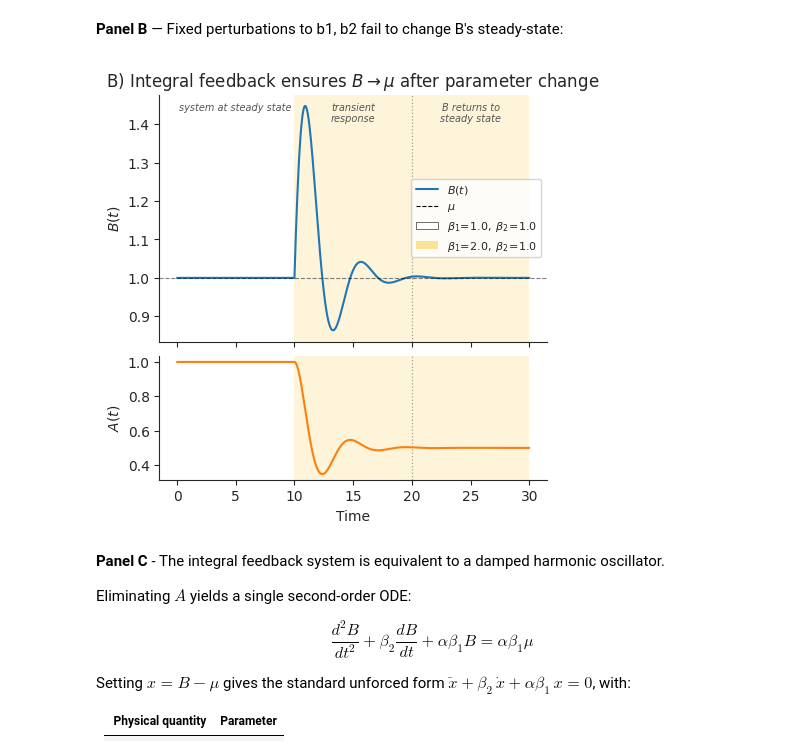
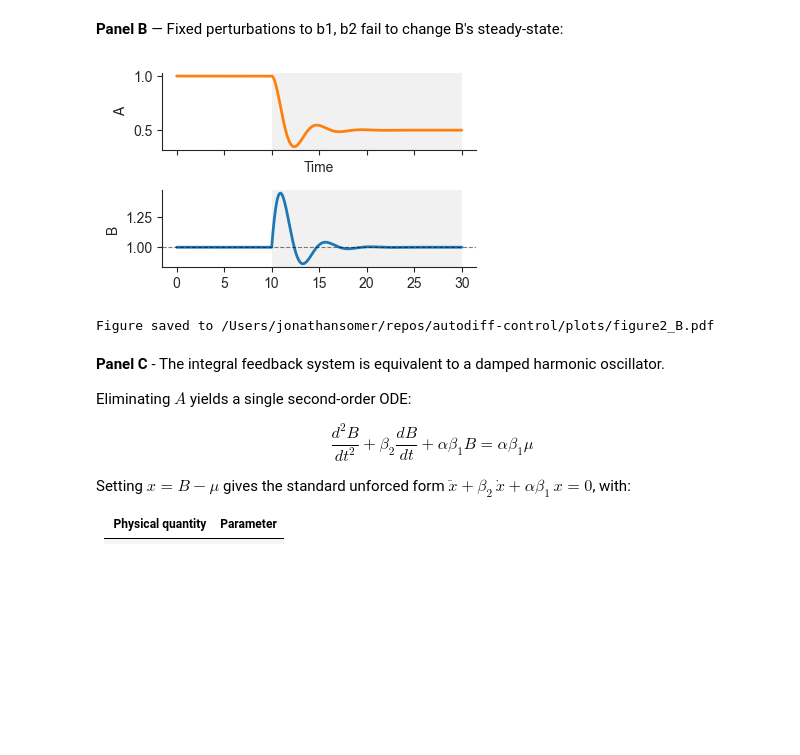
Before and after one commit to Liamir/autodiff-control, a Jupyter notebook: notebooks/figure2.ipynb, the cells around one changed output. Cells and saved outputs as stored; diff of their text form; code cells hidden in the pictures; blank space fills up the shorter version.

Commit message:
[JONATHAN] - figures presented at uris

```diff
--- a/notebooks/figure2.ipynb
+++ b/notebooks/figure2.ipynb
@@ -228,47 +240,60 @@ data_B['A'] = np.concatenate([sol1.sol(t1)[0], sol2.sol(t2[1:])[0]])
 # %%
 # Panel B: standalone plot — B(t) on top, A(t) below
 t_settled = 20.0
 
-fig, (ax_B, ax_A) = plt.subplots(2, 1, figsize=(5, 5), sharex=True,
-                                   gridspec_kw={'height_ratios': [2, 1], 'hspace': 0.08})
+lw = 2
 
-for ax in (ax_B, ax_A):
-    ax.axvspan(data_B['t_switch'], data_B['t'].max(), color='#fcba03', alpha=0.15, lw=0)
-    ax.axvline(t_settled, color='gray', ls=':', lw=0.9, alpha=0.7)
+fig, axs = plt.subplots(2, 1, figsize=(4, 2.5), sharex=True,)
+
+(ax_B, ax_A) = axs
+
+
+
+
+# trans = ax_B.get_xaxis_transform()
+# kw = dict(ha='center', va='top', fontsize=7, color='#555555',
+#           fontstyle='italic', transform=trans)
+# ax_B.text(data_B['t_switch'] / 2,               0.97, 'system at steady state',          **kw)
+# ax_B.text((data_B['t_switch'] + t_settled) / 2, 0.97, 'transient\nresponse',   **kw)
+# ax_B.text((t_settled + data_B['t'].max()) / 2,  0.97, 'B returns to\nsteady state', **kw)
+# ax_B.legend(handles=[
+#     plt.Line2D([0],[0], color='C0', lw=1.5, label='$B(t)$'),
+#     plt.Line2D([0],[0], color='black', ls='--', lw=0.8, label=r'$\mu$'),
+#     mpatches.Patch(facecolor='white', edgecolor='black', linewidth=0.4,
+#                    label=rf'$\beta_1\!=\!{PANEL_B["beta1_base"]},\;\beta_2\!=\!{PANEL_B["beta2_base"]}$'),
+#     mpatches.Patch(facecolor='#fcba03', edgecolor='none', alpha=0.4,
+#                    label=rf'$\beta_1\!=\!{PANEL_B["beta1_pert"]},\;\beta_2\!=\!{PANEL_B["beta2_pert"]}$'),
+# ], fontsize=8, loc='center right')
+# clean_ax(ax_B)
+# plt.setp(ax_B.get_xticklabels(), visible=False)
+
+# A(t) — no phase labels
+ax = axs[0]
+ax.plot(data_B['t'], data_B['A'], lw=lw, color='C1')
+ax.set_ylabel('A')
+ax.set_xlabel('Time')
 
 # B(t) — with phase labels
-ax_B.plot(data_B['t'], data_B['B'], lw=1.5, color='C0')
-ax_B.axhline(mu, color='black', ls='--', lw=0.8, alpha=0.5)
-ax_B.set_ylabel('$B(t)$')
-ax_B.set_title(r'B) Integral feedback ensures $B \to \mu$ after parameter change')
-trans = ax_B.get_xaxis_transform()
-kw = dict(ha='center', va='top', fontsize=7, color='#555555',
-          fontstyle='italic', transform=trans)
-ax_B.text(data_B['t_switch'] / 2,               0.97, 'system at steady state',          **kw)
-ax_B.text((data_B['t_switch'] + t_settled) / 2, 0.97, 'transient\nresponse',   **kw)
-ax_B.text((t_settled + data_B['t'].max()) / 2,  0.97, 'B returns to\nsteady state', **kw)
-ax_B.legend(handles=[
-    plt.Line2D([0],[0], color='C0', lw=1.5, label='$B(t)$'),
-    plt.Line2D([0],[0], color='black', ls='--', lw=0.8, label=r'$\mu$'),
-    mpatches.Patch(facecolor='white', edgecolor='black', linewidth=0.4,
-                   label=rf'$\beta_1\!=\!{PANEL_B["beta1_base"]},\;\beta_2\!=\!{PANEL_B["beta2_base"]}$'),
-    mpatches.Patch(facecolor='#fcba03', edgecolor='none', alpha=0.4,
-                   label=rf'$\beta_1\!=\!{PANEL_B["beta1_pert"]},\;\beta_2\!=\!{PANEL_B["beta2_pert"]}$'),
-], fontsize=8, loc='center right')
-clean_ax(ax_B)
-plt.setp(ax_B.get_xticklabels(), visible=False)
+ax = axs[1]
+ax.plot(data_B['t'], data_B['B'], lw=lw, color='C0')
+ax.axhline(mu, color='black', ls='--', lw=0.8, alpha=0.5)
+ax.set_ylabel('B')
+# ax.set_title(r'B) Integral feedback ensures $B \to \mu$ after parameter change')
 
-# A(t) — no phase labels
-ax_A.plot(data_B['t'], data_B['A'], lw=1.5, color='C1')
-ax_A.set_ylabel('$A(t)$')
-ax_A.set_xlabel('Time')
-clean_ax(ax_A)
+
+
+for ax in axs:
+    ax.axvspan(data_B['t_switch'], data_B['t'].max(), color='lightgray', alpha=0.3, lw=0)
+    sns.despine(ax=ax)
+
 
 plt.tight_layout()
-fig.savefig('figure2_panelB.pdf', bbox_inches='tight')
 plt.show()
+
+save_fig(fig, 'figure2_B.pdf')
 # %% [output]
-[figure, old version]
+[figure, new version]
+Figure saved to /Users/jonathansomer/repos/autodiff-control/plots/figure2_B.pdf
 # %% [markdown]
 **Panel C** - The integral feedback system is equivalent to a damped harmonic oscillator.
 
```
Also changed, not shown: parts of 12 cells of this notebook, 6 other files.
